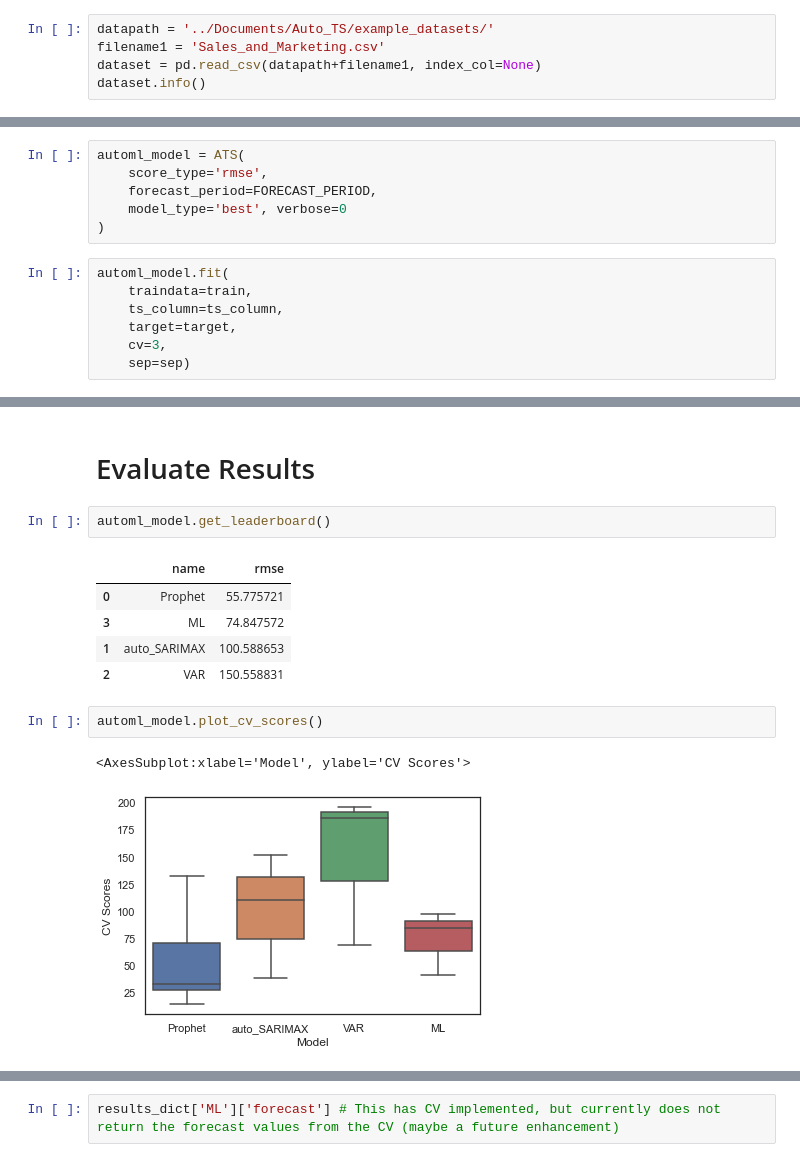
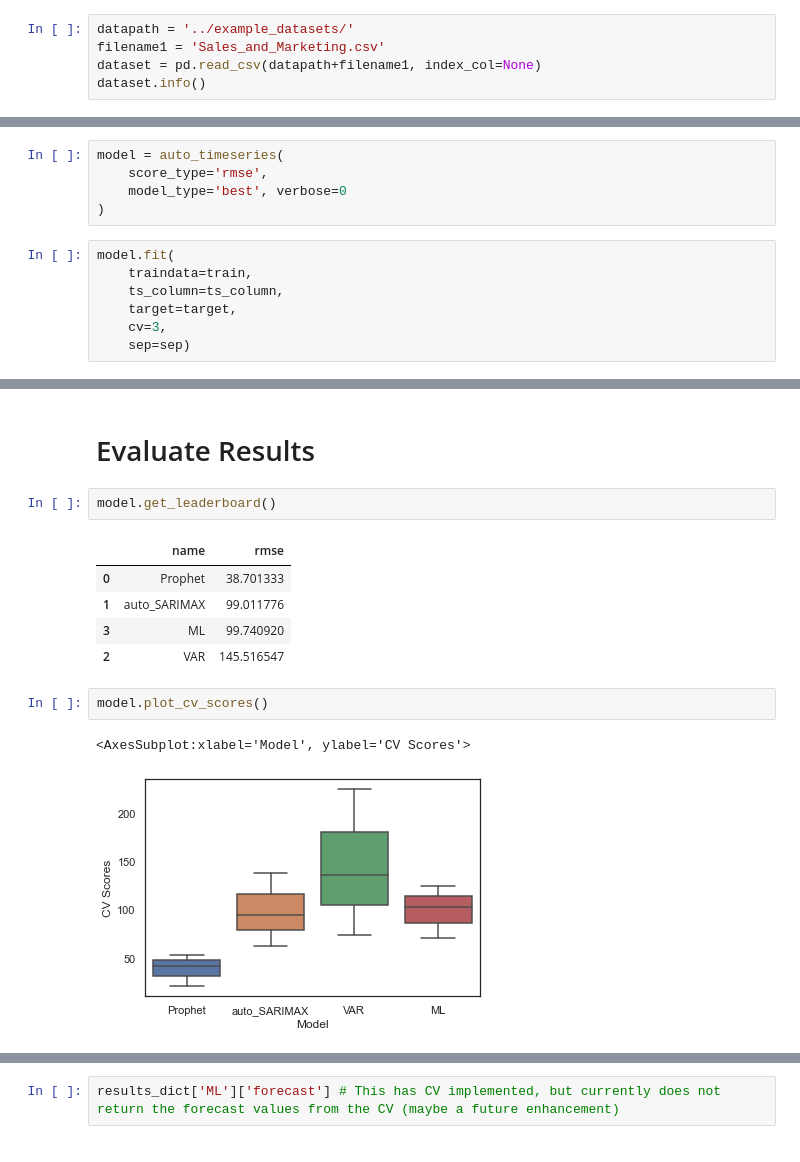
Before and after one commit to AutoViML/Auto_TS, a Jupyter notebook: example_notebooks/autots_multivariate_example.ipynb, the cells around one changed output, grey strips where cells are left out. Drawn from its saved outputs; the diff is of its cells as text.

Commit message:
Most stable version 0.0.29 - works well for all models.

```diff
--- a/example_notebooks/autots_multivariate_example.ipynb
+++ b/example_notebooks/autots_multivariate_example.ipynb
@@ -23,7 +22,7 @@ model.predict(testdata, forecast_period)
 # %% [markdown]
 # Load Dataset
 # %%
-datapath = '../Documents/Auto_TS/example_datasets/'
+datapath = '../example_datasets/'
 filename1 = 'Sales_and_Marketing.csv'
 dataset = pd.read_csv(datapath+filename1, index_col=None)
 dataset.info()
@@ -67,13 +66,12 @@ print(train.shape, test.shape)
 # %% [output]
 (45, 3) (3, 3)
 # %%
-automl_model = ATS(
+model = auto_timeseries(
     score_type='rmse',
-    forecast_period=FORECAST_PERIOD,
     model_type='best', verbose=0
 )
 # %%
-automl_model.fit(
+model.fit(
     traindata=train,
     ts_column=ts_column,
     target=target,
@@ -121,15 +118,15 @@ Cross Validation window: 2 completed
 # %% [markdown]
 # Evaluate Results
 # %%
-automl_model.get_leaderboard()
+model.get_leaderboard()
 # %% [output]
 |  | name | rmse |
-| 0 | Prophet | 55.775721 |
-| 3 | ML | 74.847572 |
-| 1 | auto_SARIMAX | 100.588653 |
-| 2 | VAR | 150.558831 |
+| 0 | Prophet | 38.701333 |
+| 1 | auto_SARIMAX | 99.011776 |
+| 3 | ML | 99.740920 |
+| 2 | VAR | 145.516547 |
 # %%
-automl_model.plot_cv_scores()
+model.plot_cv_scores()
 # %% [output]
 <AxesSubplot:xlabel='Model', ylabel='CV Scores'>
-[figure, old version]
+[figure, new version]
```
Also changed, not shown: parts of 15 cells of this notebook, 5 other files.
